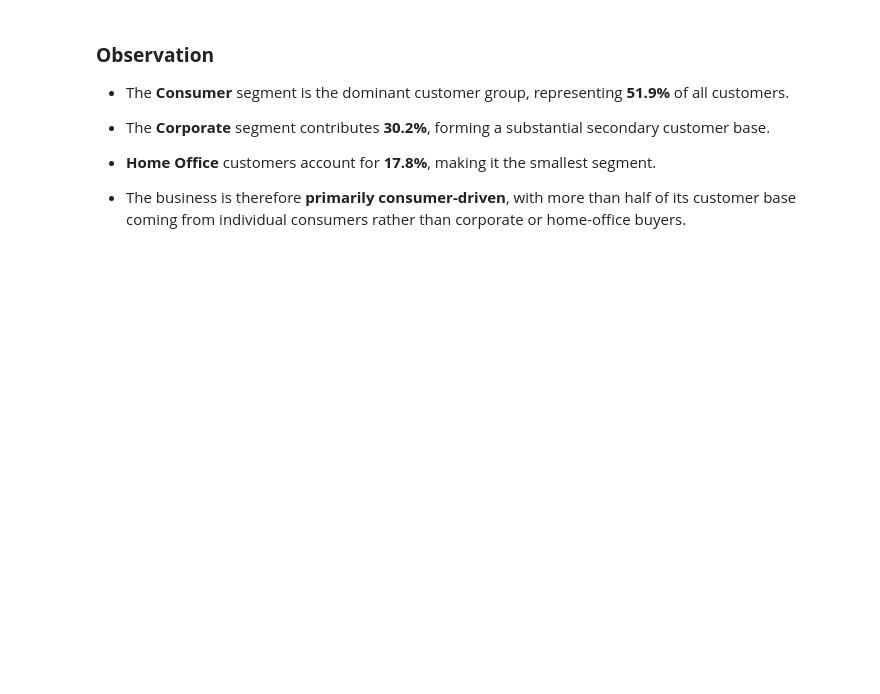
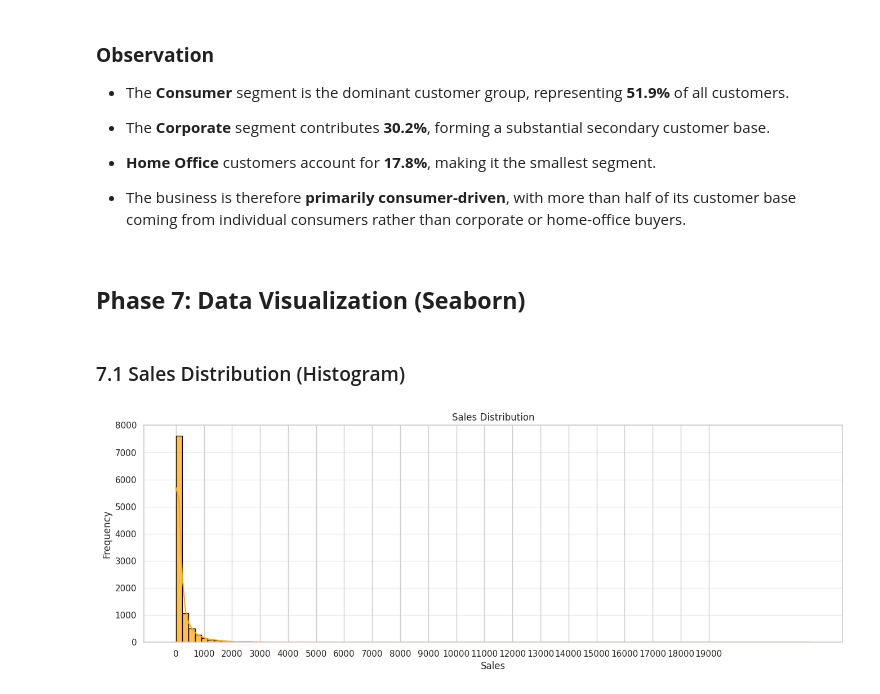
Before and after one commit to srinageswaran2006/Python-for-Data-Analysis, a Jupyter notebook: Projects/Superstore_EDA.ipynb, the cells around one changed output. Saved outputs shown, nothing was run; the diff lists cells and outputs as text; code cells hidden in the pictures; blank space fills up the shorter version.

```diff
--- a/Projects/Superstore_EDA.ipynb
+++ b/Projects/Superstore_EDA.ipynb
@@ -1093,3 +1093,21 @@ plt.show()
 - **Home Office** customers account for **17.8%**, making it the smallest segment.
 
 - The business is therefore **primarily consumer-driven**, with more than half of its customer base coming from individual consumers rather than corporate or home-office buyers.
+# %% [markdown]
+## **Phase 7: Data Visualization (Seaborn)**
+# %%
+import seaborn as sns
+sns.set_theme(style="whitegrid", palette="Set2") #setting the style and color palette
+# %% [markdown]
+### 7.1 Sales Distribution (Histogram)
+# %%
+plt.figure(figsize=(16,5))
+sns.histplot(data=df,x="Sales",kde=True,bins=100,color="orange",edgecolor="black",alpha=0.7,linewidth=1)
+plt.title("Sales Distribution")
+plt.xticks(range(0,20000,1000))
+plt.xlabel("Sales")
+plt.ylabel("Frequency")
+plt.grid(axis="y",alpha=0.4)
+plt.show()
+# %% [output]
+[figure, added]
```
Also changed, not shown: parts of 20 cells of this notebook.
